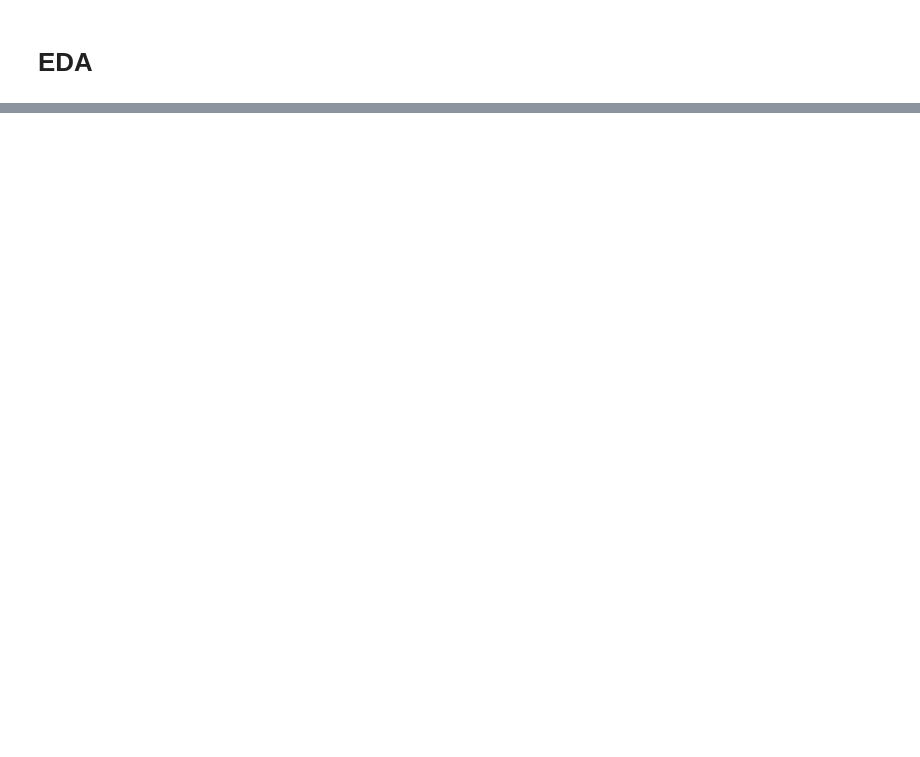
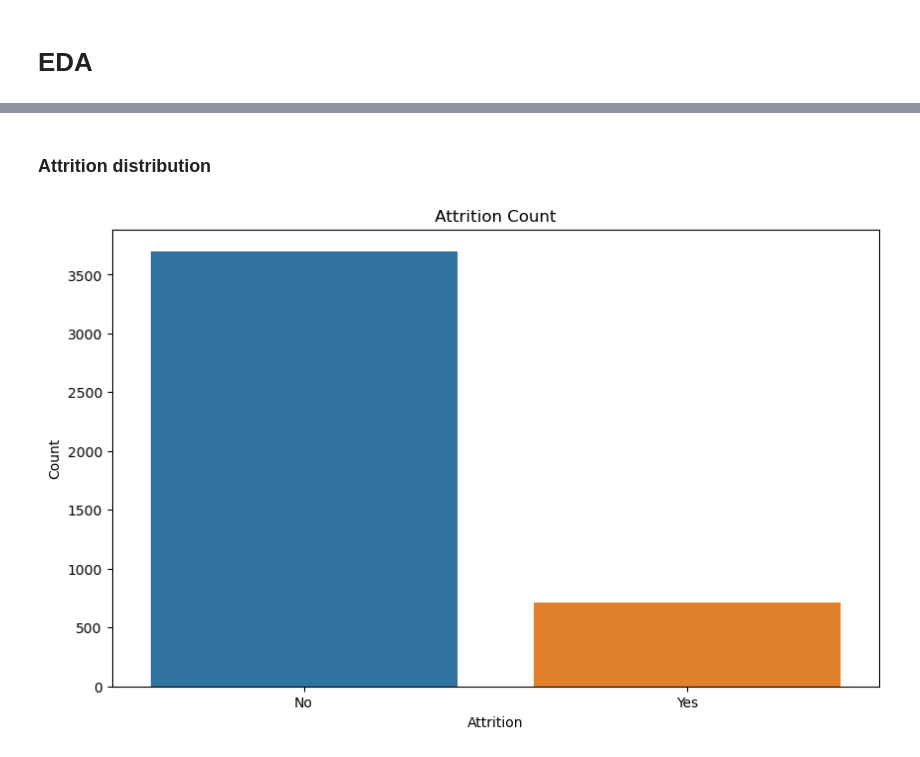
Before and after one commit to kkdsdesilva/employee-attrition-rate, a Jupyter notebook: notebooks/eda.ipynb, the cells around one changed output, grey strips where cells are left out. Cells and saved outputs as stored; diff of their text form; code cells hidden in the pictures; blank space fills up the shorter version.

```diff
--- a/notebooks/eda.ipynb
+++ b/notebooks/eda.ipynb
@@ -26,0 +23,12 @@ df
+# %% [markdown]
+### Attrition distribution
+# %%
+plt.subplots(figsize=(10, 6))
+sns.countplot(x='Attrition', data=df)
+plt.title('Attrition Count')
+plt.xlabel('Attrition')
+plt.ylabel('Count')
+plt.xticks([0, 1], ['No', 'Yes'])
+plt.show()
+# %% [output]
+[figure, added]
```
Also changed, not shown: parts of 6 cells of this notebook, 1 other file.
